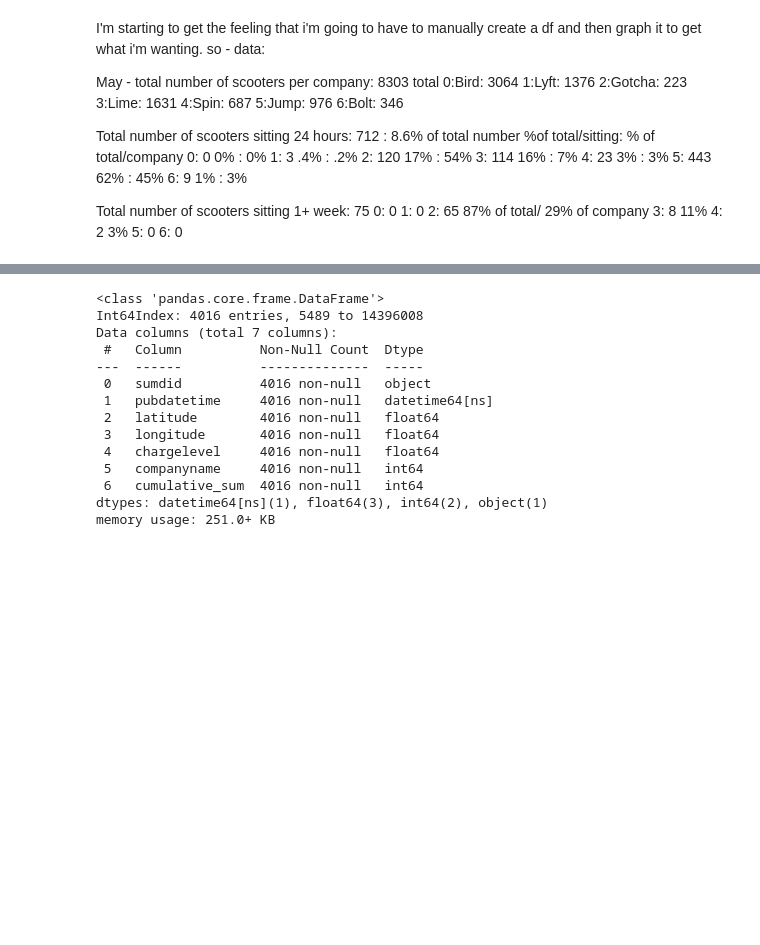
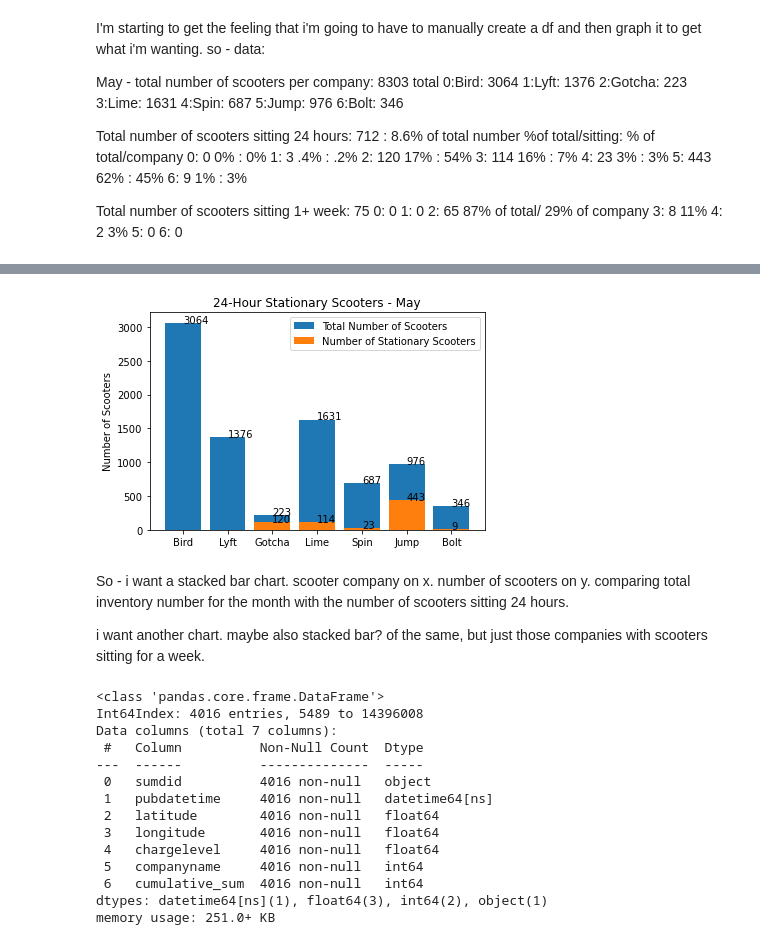
Before and after one commit to Rhunsilval/nashville_scooters_python, a Jupyter notebook: notebooks/5_stationary_scooter_analysis_visuals.ipynb, the cells around one changed output, grey strips where cells are left out. Saved outputs shown, nothing was run; the diff lists cells and outputs as text; code cells hidden in the pictures; blank space fills up the shorter version.

```diff
--- a/notebooks/5_stationary_scooter_analysis_visuals.ipynb
+++ b/notebooks/5_stationary_scooter_analysis_visuals.ipynb
@@ -832,0 +873,25 @@ Total number of scooters sitting 1+ week: 75
+# %%
+plt.bar(May_scooter_viz.Company, May_scooter_viz.Total_Number_of_Scooters, label = 'Total Number of Scooters')
+plt.bar(May_scooter_viz.Company, May_scooter_viz.Number_of_24hour_Stationary_Scooters, label = 'Number of Stationary Scooters')
+plt.legend()
+plt.ylabel("Number of Scooters")
+plt.title("24-Hour Stationary Scooters - May")
+plt.text('Bird',3064,'3064')
+plt.text('Lyft',1376,'1376')
+plt.text('Gotcha',223,'223')
+plt.text('Gotcha',120,'120')
+plt.text('Lime',1631,'1631')
+plt.text('Lime',114,'114')
+plt.text('Spin', 687,'687')
+plt.text('Spin',23,'23')
+plt.text('Jump',976,'976')
+plt.text('Jump',443,'443')
+plt.text('Bolt',346,'346')
+plt.text('Bolt',9,'9')
+plt.show()
+# %% [output]
+[figure, added]
+# %% [markdown]
+So - i want a stacked bar chart.  scooter company on x.  number of scooters on y.  comparing total inventory number for the month with the number of scooters sitting 24 hours.
+
+i want another chart.  maybe also stacked bar?  of the same, but just those companies with scooters sitting for a week.
```
Also changed, not shown: parts of 9 cells of this notebook.
